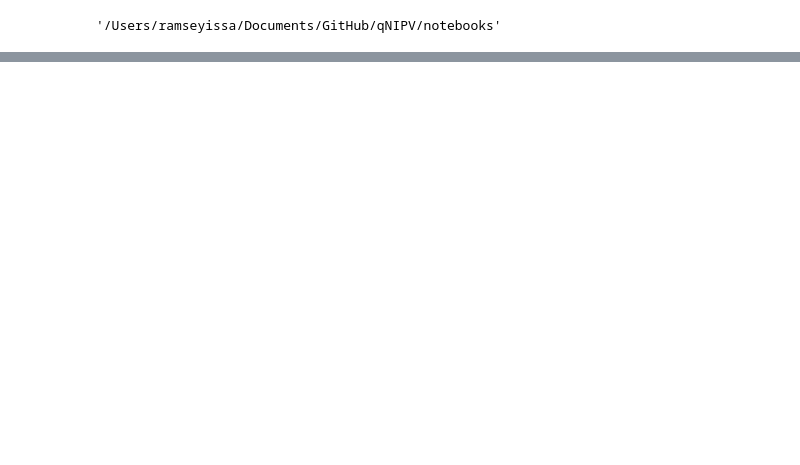
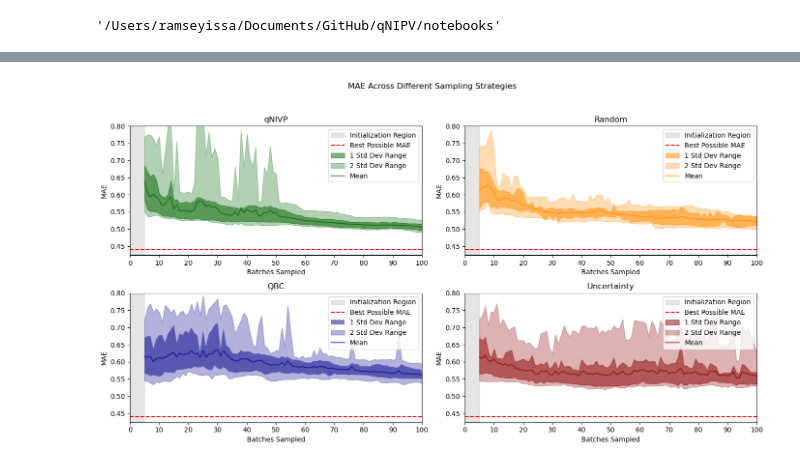
Before and after one commit to ramseyissa/qNIPV, a Jupyter notebook: notebooks/figures.ipynb, the cells around one changed output, grey strips where cells are left out. Saved outputs shown, nothing was run; the diff lists cells and outputs as text; code cells hidden in the pictures; blank space fills up the shorter version.

Commit message:
update notebooks and figures

```diff
--- a/notebooks/figures.ipynb
+++ b/notebooks/figures.ipynb
@@ -163,0 +29,2 @@ No artists with labels found to put in legend.  Note that artists whose label st
+# %%
+nmr_qnipv_runs = np.array(nmr_qnipv_runs, dtype=np.float64)
@@ -163,0 +33,15 @@ No artists with labels found to put in legend.  Note that artists whose label st
+# %%
+def xpercent(total_candidates: int, initial_percent: int, num_iterations: int):
+    # Calculate initial number of samples based on the initial percent
+    initial_samples = int(initial_percent / 100 * total_candidates)
+    x_percentages = [initial_percent]
+
+    # Calculate percentages for each iteration
+    for i in range(1, num_iterations + 1):
+        percent = initial_percent + (i / total_candidates) * 100
+        x_percentages.append(percent)
+    return x_percentages
+# %%
+nmr_percent = xpercent(100, 5, 100)
+thermo_percent = xpercent(163, 5, 155)
+am_percent = xpercent(70, 5, 67)
@@ -163,0 +58,71 @@ No artists with labels found to put in legend.  Note that artists whose label st
+# %%
+# Create a 2x2 grid of subplots
+fig, axs = plt.subplots(2, 2, figsize=(14, 8))
+fig.suptitle('MAE Across Different Sampling Strategies')
+
+for ax in axs.flat:
+    ax.axvspan(0, 5, color='gray', alpha=0.2, label='Initialization Region')
+
+    # ax.axvspan(50, 60, color='yellow', alpha=0.1, label='Region of Interest')
+    ax.axhline(y=0.44, color='r', linestyle='--', label='Best Possible MAE')
+    # ax.axhline(y=0.48, color='k', linestyle='--', label='Best MAE')
+    # ax.axvline(x=5, color='r', linestyle='--', label='Initialize w/ 5%')
+    ax.set_xlim([0, 100])
+    ax.set_ylim([0.4, 1.0])
+    ax.set_xticks(np.arange(0, 101, 10))
+    ax.set_xlabel('Batches Sampled')
+
+
+
+#set the xlim and ylim for all subplots
+for ax in axs.flat:
+    ax.set_xlim([0, 100])
+    ax.set_ylim([0.424, 0.8])
+
+#increment the xticks by 10
+for ax in axs.flat:
+    ax.set_xticks(np.arange(0, 101, 10))
+
+# First subplot: qNIVP
+axs[0, 0].fill_between(nmr_percent, np.percentile(nmr_qnipv_runs,15.9,axis=0),np.percentile(nmr_qnipv_runs,84.1,axis=0) , ec='none',color='darkgreen', alpha=0.5, label='1 Std Dev Range')
+# axs[0,0].axhline(y=0.48, color='k', linestyle='--', label='Best MAE')
+axs[0, 0].fill_between(nmr_percent,np.percentile(nmr_qnipv_runs,2.3,axis=0),np.percentile(nmr_qnipv_runs,97.7,axis=0) , ec='none',color='darkgreen', alpha=0.3, label='2 Std Dev Range')
+axs[0, 0].plot(nmr_percent, np.mean(nmr_qnipv_runs,axis=0), color='darkgreen',alpha=0.7, label='Mean')
+axs[0, 0].set_title('qNIVP')
+# axs[0, 0].set_xlabel('Percent of Dataset')
+axs[0, 0].set_ylabel('MAE')
+axs[0, 0].legend()
+
+# Second subplot: Random
+axs[0, 1].fill_between(nmr_percent,np.percentile(nmr_random_runs,15.9,axis=0),np.percentile(nmr_random_runs,84.1,axis=0), ec='none',color='darkorange', alpha=0.5, label='1 Std Dev Range')
+axs[0, 1].fill_between(nmr_percent, np.percentile(nmr_random_runs,2.3,axis=0),np.percentile(nmr_random_runs,97.7,axis=0), ec='none',color='darkorange', alpha=0.3, label='2 Std Dev Range')
+axs[0,1].plot(nmr_percent, np.mean(nmr_random_runs,axis=0), color='darkorange',alpha=0.7, label='Mean')
+axs[0, 1].set_title('Random')
+axs[0, 1].set_ylabel('MAE')
+axs[0, 1].legend()
+
+
+
+axs[1, 0].fill_between(nmr_percent, np.percentile(nmr_qbc_runs, 15.9,axis=0), np.percentile(nmr_qbc_runs, 84.1,axis=0), color='darkblue', alpha=0.5, label='1 Std Dev Range',ec = 'none')
+axs[1, 0].fill_between(nmr_percent, np.percentile(nmr_qbc_runs, 2.3, axis=0),np.percentile(nmr_qbc_runs,97.7,axis =0),ec = 'none', color='darkblue', alpha=0.3, label='2 Std Dev Range')
+axs[1,0].plot(nmr_percent, np.mean(nmr_qbc_runs,axis=0),color='darkblue',alpha=0.7, label='Mean')
+axs[1, 0].set_title('QBC')
+axs[1, 0].set_ylabel('MAE')
+axs[1, 0].legend()
+
+
+
+# Fourth subplot: Uncertainty
+axs[1, 1].fill_between(nmr_percent, np.percentile(nmr_uncr_runs,15.9,axis=0), np.percentile(nmr_uncr_runs,84.1,axis=0), ec='none',color='darkred', alpha=0.5, label='1 Std Dev Range')
+axs[1, 1].fill_between(nmr_percent,np.percentile(nmr_uncr_runs,2.3,axis=0), np.percentile(nmr_uncr_runs,97.7,axis=0), ec='none',color='darkred', alpha=0.3, label='2 Std Dev Range')
+axs[1, 1].plot(nmr_percent, np.mean(nmr_uncr_runs,axis=0), color='darkred',alpha=0.7, label='Mean')
+axs[1, 1].set_title('Uncertainty')
+# axs[1, 1].set_xlabel('Percent of Dataset')
+axs[1, 1].set_ylabel('MAE')
+axs[1, 1].legend()
+
+# Adjust layout to avoid overlapping
+plt.tight_layout(rect=[0, 0.03, 1, 0.95])  # Adjust to make room for the main title
+plt.show()
+# %% [output]
+[figure, added]
```
Also changed, not shown: parts of 13 cells of this notebook, 12 other files.
